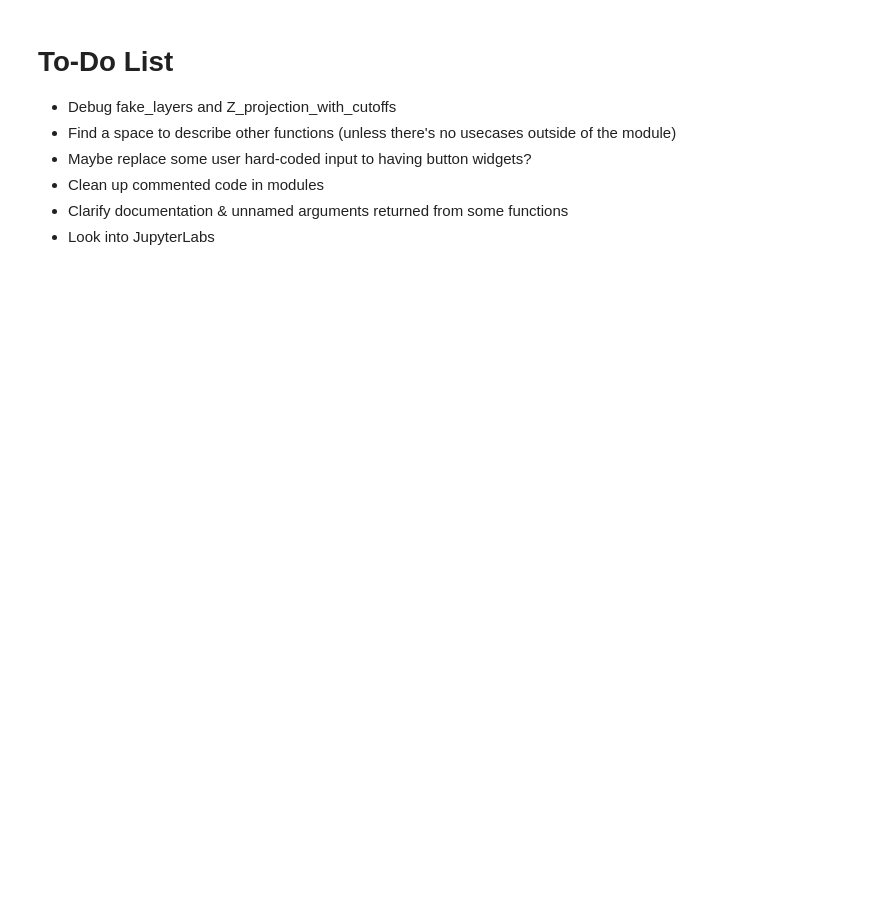
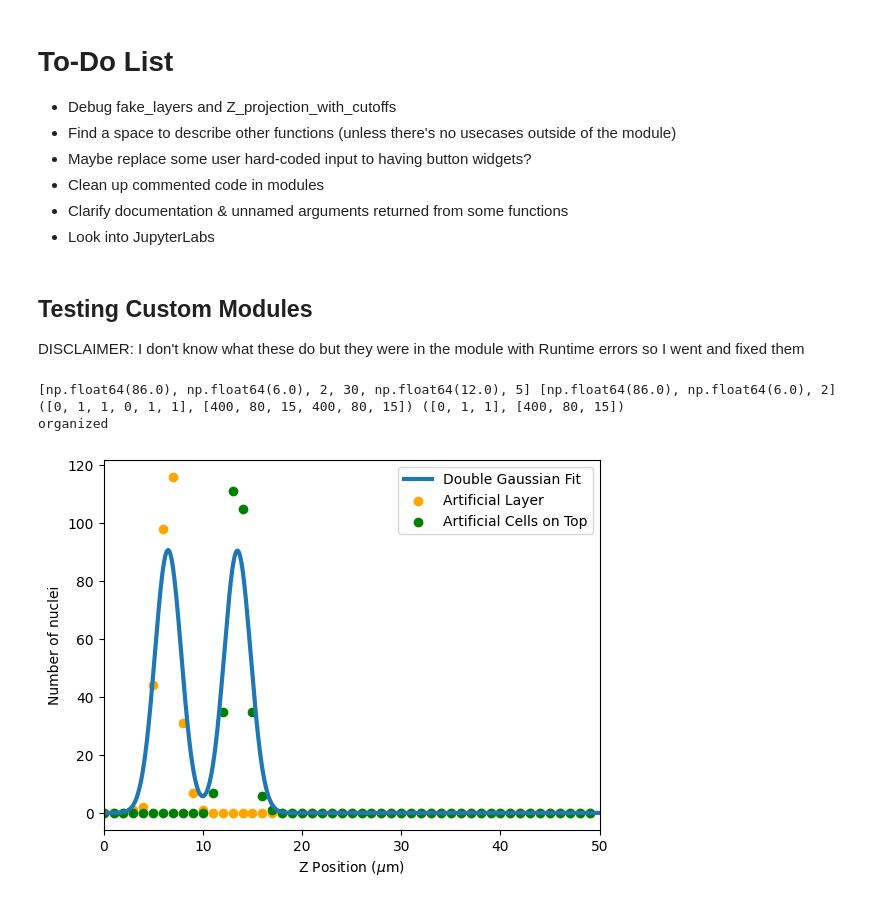
Before and after one commit to BachN523/ALAnTest, a Jupyter notebook: Test Build/ALAN_v3.X.ipynb, the cells around one changed output. Drawn from its saved outputs; the diff is of its cells as text; code cells hidden in the pictures; blank space fills up the shorter version.

```diff
--- a/Test Build/ALAN_v3.X.ipynb
+++ b/Test Build/ALAN_v3.X.ipynb
@@ -131,3 +219,13 @@ sub_classify(list_of_dfs[i], list_of_unshuffled_images[i], plot = True, invert =
 - Clean up commented code in modules
 - Clarify documentation & unnamed arguments returned from some functions
 - Look into JupyterLabs
+# %% [markdown]
+## Testing Custom Modules
+DISCLAIMER: I don't know what these do but they were in the module with Runtime errors so I went and fixed them
+# %%
+fake_layers(list_of_dfs[i], list_of_unshuffled_images[i], plot = True, invert = False, fake_type = 'double')
+# %% [output]
+[np.float64(86.0), np.float64(6.0), 2, 30, np.float64(12.0), 5] [np.float64(86.0), np.float64(6.0), 2]
+([0, 1, 1, 0, 1, 1], [400, 80, 15, 400, 80, 15]) ([0, 1, 1], [400, 80, 15])
+organized
+[figure, added]
```
Also changed, not shown: parts of 11 cells of this notebook, 2 other files.
